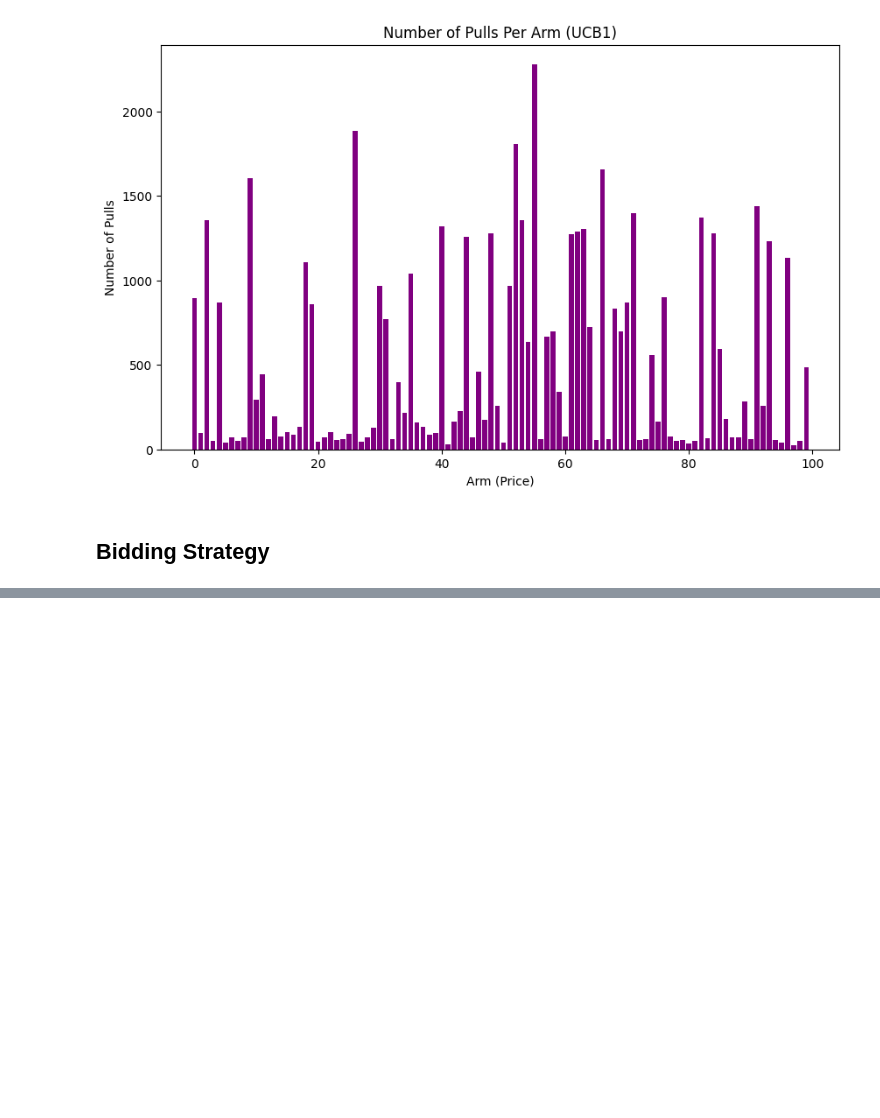
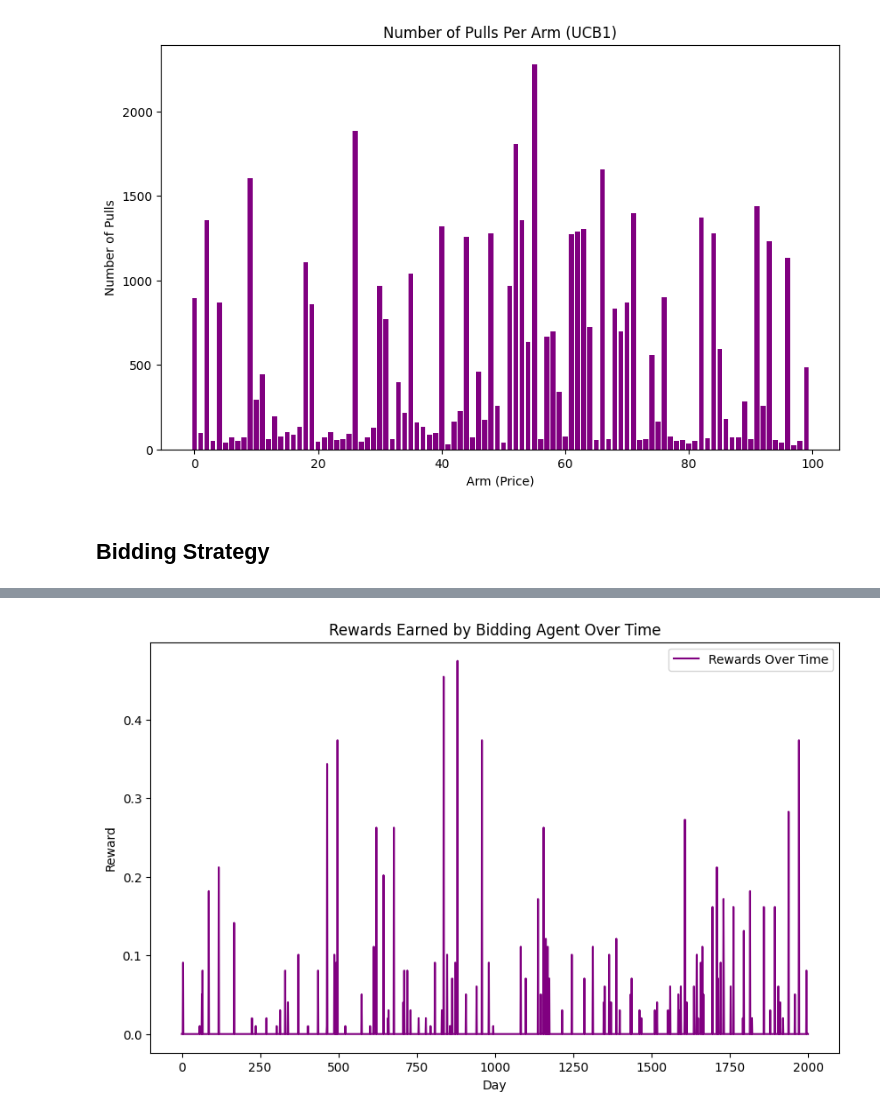
Before and after one commit to claudioarione/OnlineLearningApplications, a Jupyter notebook: requirement_2.ipynb, the cells around one changed output, grey strips where cells are left out. Cells and saved outputs as stored; diff of their text form; code cells hidden in the pictures; blank space fills up the shorter version.

```diff
--- a/requirement_2.ipynb
+++ b/requirement_2.ipynb
@@ -642,0 +654,11 @@ plt.show()
+# %%
+# Plot rewards over time
+plt.figure(figsize=(10, 6))
+plt.plot(rewards_over_time, color='purple', label="Rewards Over Time")
+plt.title("Rewards Earned by Bidding Agent Over Time")
+plt.xlabel("Day")
+plt.ylabel("Reward")
+plt.legend()
+plt.show()
+# %% [output]
+[figure, added]
```
Also changed, not shown: parts of 13 cells of this notebook, 1 other file.
